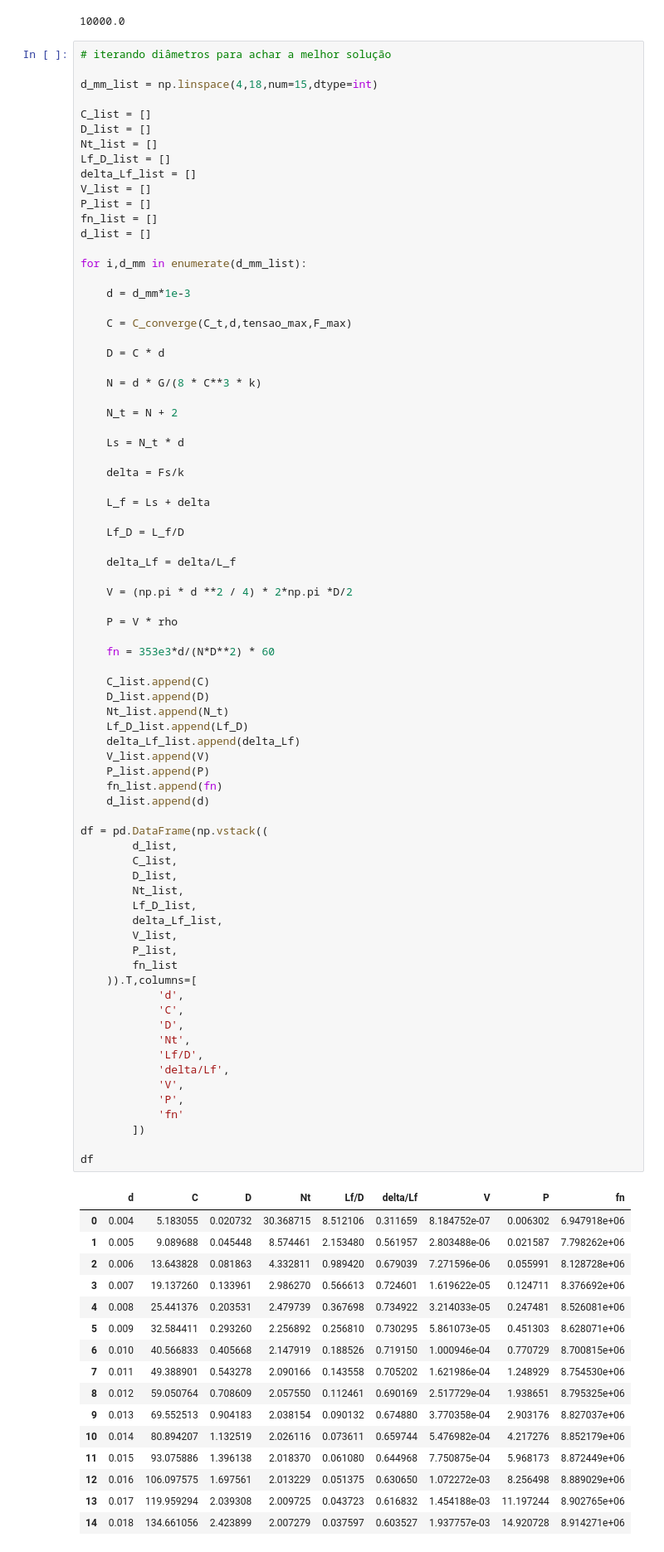
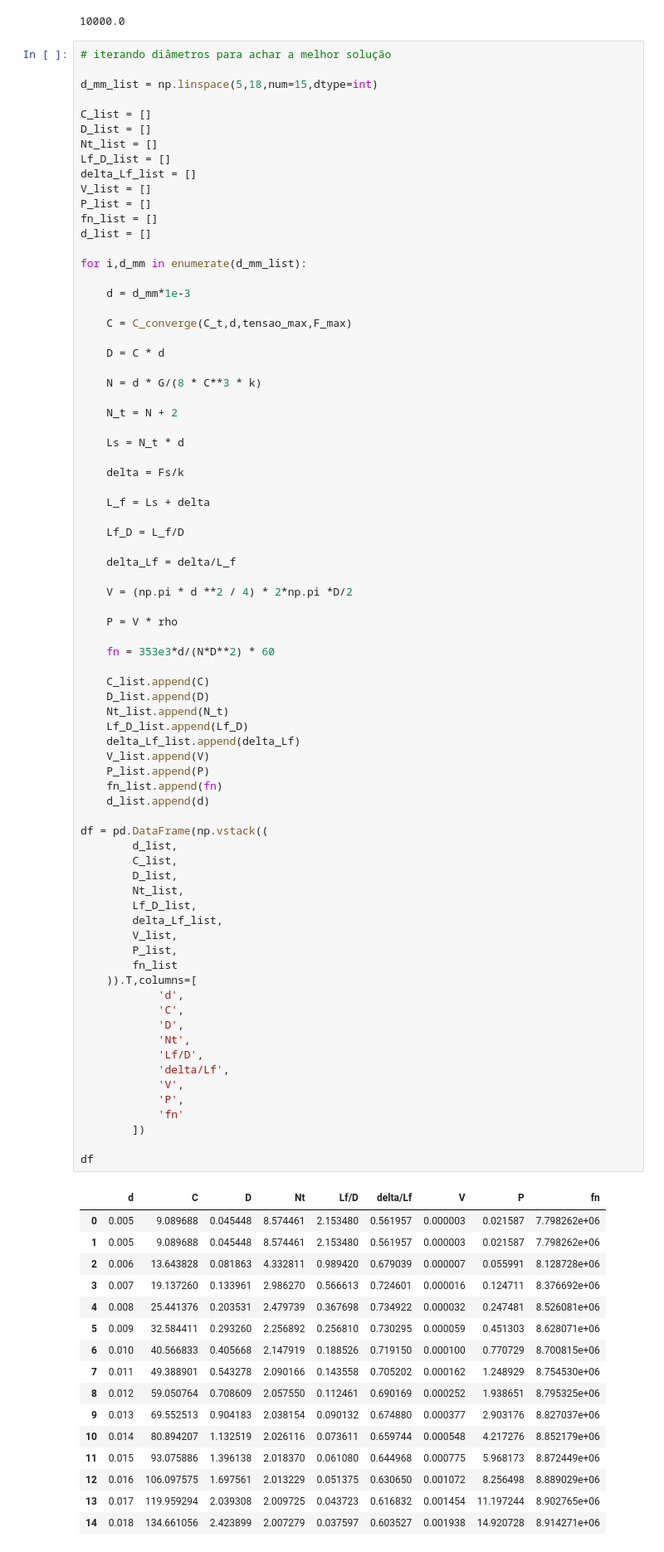
Before and after one commit to Esterci/Engenharia_Mecanica_UFJF, a Jupyter notebook: 12_periodo/elementos_II/exercicio_2.ipynb, the cells around one changed output. Shown at 83% size. Cells and saved outputs as stored; diff of their text form.

```diff
--- a/12_periodo/elementos_II/exercicio_2.ipynb
+++ b/12_periodo/elementos_II/exercicio_2.ipynb
@@ -105,7 +105,7 @@ k
 # %%
 # iterando diâmetros para achar a melhor solução
 
-d_mm_list = np.linspace(4,18,num=15,dtype=int)
+d_mm_list = np.linspace(5,18,num=15,dtype=int)
 
 C_list = []
 D_list = []
@@ -153,48 +153,48 @@ for i,d_mm in enumerate(d_mm_list):
     V_list.append(V)
     P_list.append(P)
     fn_list.append(fn)
     d_list.append(d)
 
 df = pd.DataFrame(np.vstack((
         d_list,
         C_list,
         D_list,
         Nt_list,
         Lf_D_list,
         delta_Lf_list,
         V_list,
         P_list,
         fn_list
     )).T,columns=[
             'd',
             'C',
             'D',
             'Nt',
             'Lf/D',
             'delta/Lf',
             'V',
             'P',
             'fn'
         ])
 
 df
 # %% [output]
 |  | d | C | D | Nt | Lf/D | delta/Lf | V | P | fn |
-| 0 | 0.004 | 5.183055 | 0.020732 | 30.368715 | 8.512106 | 0.311659 | 8.184752e-07 | 0.006302 | 6.947918e+06 |
-| 1 | 0.005 | 9.089688 | 0.045448 | 8.574461 | 2.153480 | 0.561957 | 2.803488e-06 | 0.021587 | 7.798262e+06 |
-| 2 | 0.006 | 13.643828 | 0.081863 | 4.332811 | 0.989420 | 0.679039 | 7.271596e-06 | 0.055991 | 8.128728e+06 |
-| 3 | 0.007 | 19.137260 | 0.133961 | 2.986270 | 0.566613 | 0.724601 | 1.619622e-05 | 0.124711 | 8.376692e+06 |
-| 4 | 0.008 | 25.441376 | 0.203531 | 2.479739 | 0.367698 | 0.734922 | 3.214033e-05 | 0.247481 | 8.526081e+06 |
-| 5 | 0.009 | 32.584411 | 0.293260 | 2.256892 | 0.256810 | 0.730295 | 5.861073e-05 | 0.451303 | 8.628071e+06 |
-| 6 | 0.010 | 40.566833 | 0.405668 | 2.147919 | 0.188526 | 0.719150 | 1.000946e-04 | 0.770729 | 8.700815e+06 |
-| 7 | 0.011 | 49.388901 | 0.543278 | 2.090166 | 0.143558 | 0.705202 | 1.621986e-04 | 1.248929 | 8.754530e+06 |
-| 8 | 0.012 | 59.050764 | 0.708609 | 2.057550 | 0.112461 | 0.690169 | 2.517729e-04 | 1.938651 | 8.795325e+06 |
-| 9 | 0.013 | 69.552513 | 0.904183 | 2.038154 | 0.090132 | 0.674880 | 3.770358e-04 | 2.903176 | 8.827037e+06 |
-| 10 | 0.014 | 80.894207 | 1.132519 | 2.026116 | 0.073611 | 0.659744 | 5.476982e-04 | 4.217276 | 8.852179e+06 |
-| 11 | 0.015 | 93.075886 | 1.396138 | 2.018370 | 0.061080 | 0.644968 | 7.750875e-04 | 5.968173 | 8.872449e+06 |
-| 12 | 0.016 | 106.097575 | 1.697561 | 2.013229 | 0.051375 | 0.630650 | 1.072272e-03 | 8.256498 | 8.889029e+06 |
-| 13 | 0.017 | 119.959294 | 2.039308 | 2.009725 | 0.043723 | 0.616832 | 1.454188e-03 | 11.197244 | 8.902765e+06 |
-| 14 | 0.018 | 134.661056 | 2.423899 | 2.007279 | 0.037597 | 0.603527 | 1.937757e-03 | 14.920728 | 8.914271e+06 |
+| 0 | 0.005 | 9.089688 | 0.045448 | 8.574461 | 2.153480 | 0.561957 | 0.000003 | 0.021587 | 7.798262e+06 |
+| 1 | 0.005 | 9.089688 | 0.045448 | 8.574461 | 2.153480 | 0.561957 | 0.000003 | 0.021587 | 7.798262e+06 |
+| 2 | 0.006 | 13.643828 | 0.081863 | 4.332811 | 0.989420 | 0.679039 | 0.000007 | 0.055991 | 8.128728e+06 |
+| 3 | 0.007 | 19.137260 | 0.133961 | 2.986270 | 0.566613 | 0.724601 | 0.000016 | 0.124711 | 8.376692e+06 |
+| 4 | 0.008 | 25.441376 | 0.203531 | 2.479739 | 0.367698 | 0.734922 | 0.000032 | 0.247481 | 8.526081e+06 |
+| 5 | 0.009 | 32.584411 | 0.293260 | 2.256892 | 0.256810 | 0.730295 | 0.000059 | 0.451303 | 8.628071e+06 |
+| 6 | 0.010 | 40.566833 | 0.405668 | 2.147919 | 0.188526 | 0.719150 | 0.000100 | 0.770729 | 8.700815e+06 |
+| 7 | 0.011 | 49.388901 | 0.543278 | 2.090166 | 0.143558 | 0.705202 | 0.000162 | 1.248929 | 8.754530e+06 |
+| 8 | 0.012 | 59.050764 | 0.708609 | 2.057550 | 0.112461 | 0.690169 | 0.000252 | 1.938651 | 8.795325e+06 |
+| 9 | 0.013 | 69.552513 | 0.904183 | 2.038154 | 0.090132 | 0.674880 | 0.000377 | 2.903176 | 8.827037e+06 |
+| 10 | 0.014 | 80.894207 | 1.132519 | 2.026116 | 0.073611 | 0.659744 | 0.000548 | 4.217276 | 8.852179e+06 |
+| 11 | 0.015 | 93.075886 | 1.396138 | 2.018370 | 0.061080 | 0.644968 | 0.000775 | 5.968173 | 8.872449e+06 |
+| 12 | 0.016 | 106.097575 | 1.697561 | 2.013229 | 0.051375 | 0.630650 | 0.001072 | 8.256498 | 8.889029e+06 |
+| 13 | 0.017 | 119.959294 | 2.039308 | 2.009725 | 0.043723 | 0.616832 | 0.001454 | 11.197244 | 8.902765e+06 |
+| 14 | 0.018 | 134.661056 | 2.423899 | 2.007279 | 0.037597 | 0.603527 | 0.001938 | 14.920728 | 8.914271e+06 |
 # %%
 # Análise gráfica
 
```
Also changed, not shown: parts of 2 cells of this notebook, 3 other files.
